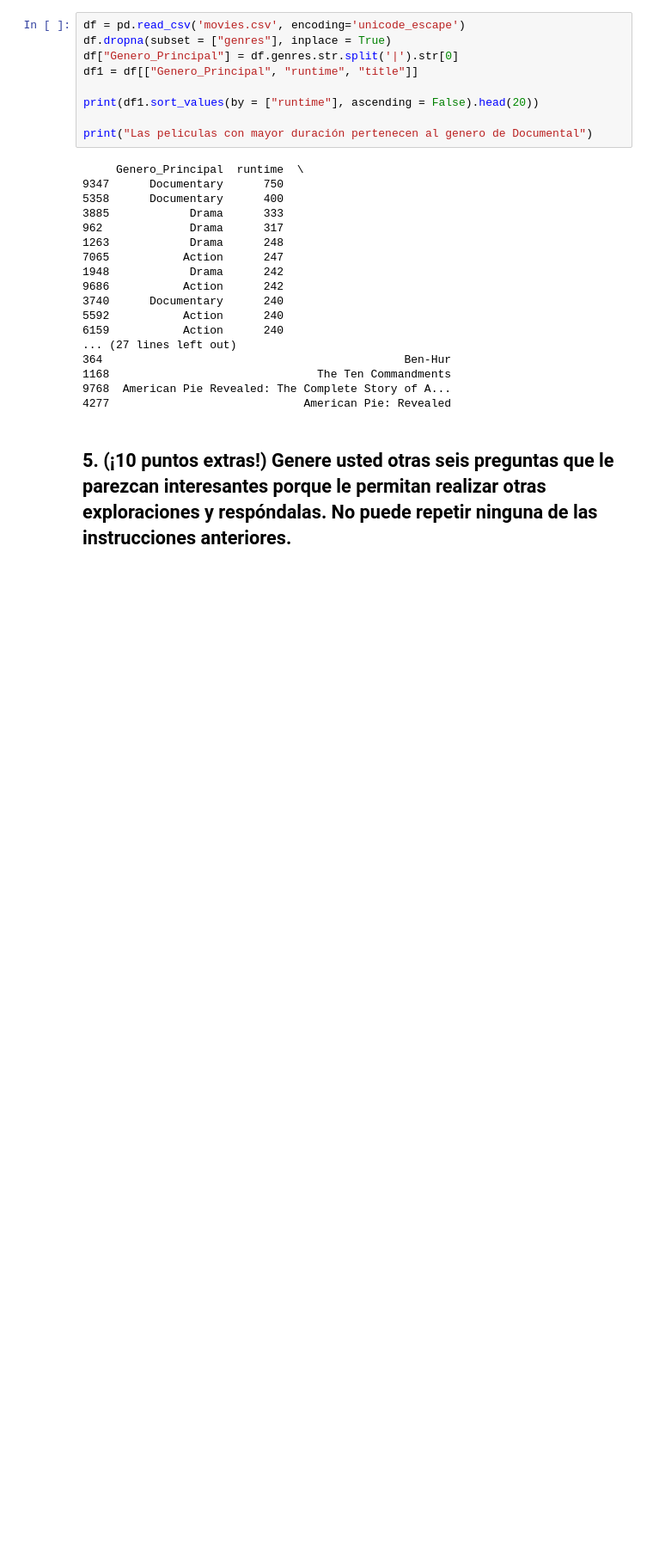
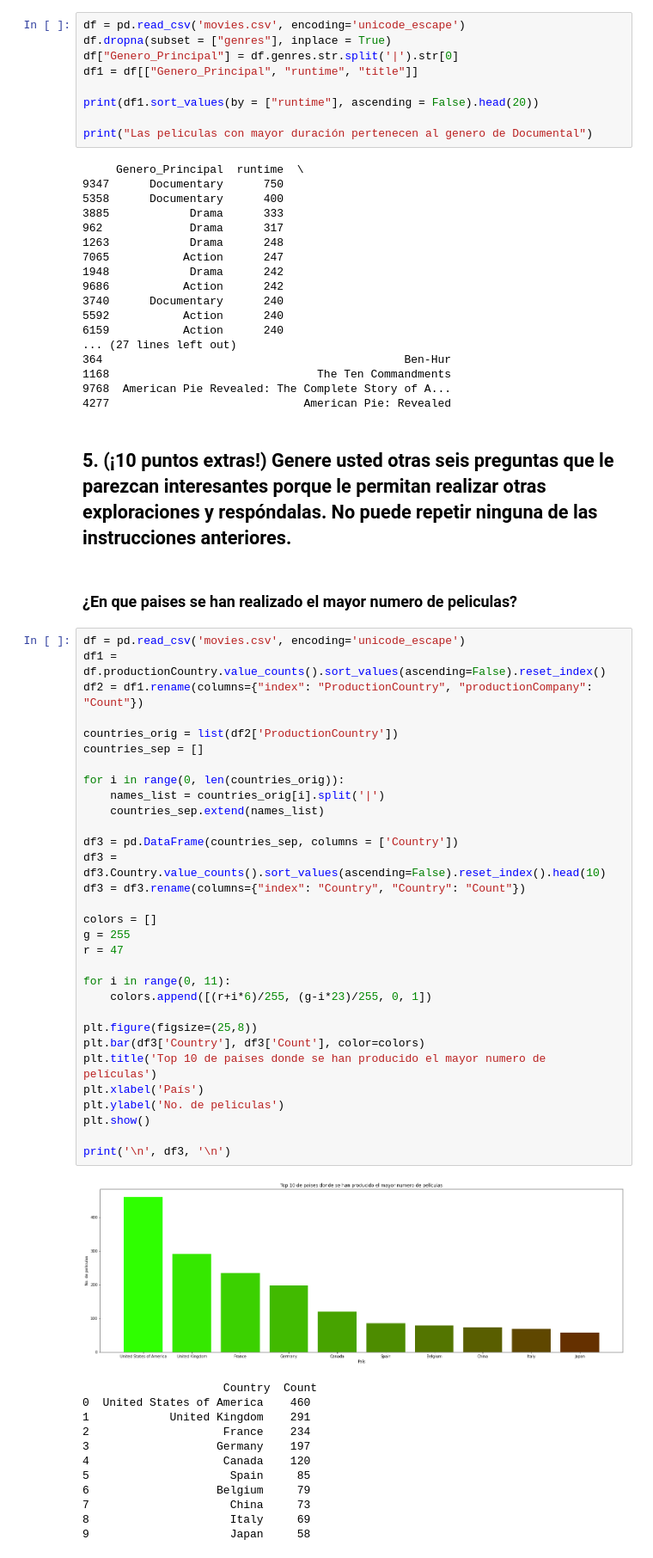
Before and after one commit to wsaldana/Miner-aHDT1, a Jupyter notebook: MineriaHDT1.ipynb, the cells around one changed output. Shown at 86% size. Cells and saved outputs as stored; diff of their text form; blank space fills up the shorter version.

```diff
--- a/MineriaHDT1.ipynb
+++ b/MineriaHDT1.ipynb
@@ -331,3 +331,49 @@ print("Las peliculas con mayor duración pertenecen al genero de Documental")
 4277                             American Pie: Revealed
 # %% [markdown]
 ## 5. (¡10 puntos extras!) Genere usted otras seis preguntas que le parezcan interesantes porque le permitan realizar otras exploraciones y respóndalas. No puede repetir ninguna de las instrucciones anteriores.
+# %% [markdown]
+### ¿En que paises se han realizado el mayor numero de peliculas?
+# %%
+df = pd.read_csv('movies.csv', encoding='unicode_escape')
+df1 = df.productionCountry.value_counts().sort_values(ascending=False).reset_index()
+df2 = df1.rename(columns={"index": "ProductionCountry", "productionCompany": "Count"})
+
+countries_orig = list(df2['ProductionCountry'])
+countries_sep = []
+
+for i in range(0, len(countries_orig)):
+    names_list = countries_orig[i].split('|')
+    countries_sep.extend(names_list)
+
+df3 = pd.DataFrame(countries_sep, columns = ['Country'])
+df3 = df3.Country.value_counts().sort_values(ascending=False).reset_index().head(10)
+df3 = df3.rename(columns={"index": "Country", "Country": "Count"})
+
+colors = []
+g = 255
+r = 47
+
+for i in range(0, 11):
+    colors.append([(r+i*6)/255, (g-i*23)/255, 0, 1])
+
+plt.figure(figsize=(25,8))
+plt.bar(df3['Country'], df3['Count'], color=colors)
+plt.title('Top 10 de paises donde se han producido el mayor numero de películas')
+plt.xlabel('País')
+plt.ylabel('No. de peliculas')
+plt.show()
+
+print('\n', df3, '\n')
+# %% [output]
+[figure, added]
+                     Country  Count
+0  United States of America    460
+1            United Kingdom    291
+2                    France    234
+3                   Germany    197
+4                    Canada    120
+5                     Spain     85
+6                   Belgium     79
+7                     China     73
+8                     Italy     69
+9                     Japan     58
```
Also changed, not shown: parts of 2 cells of this notebook.
